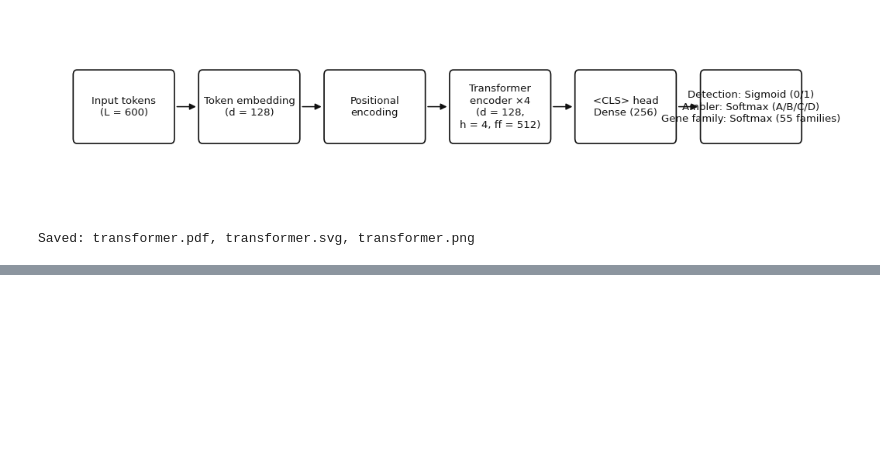
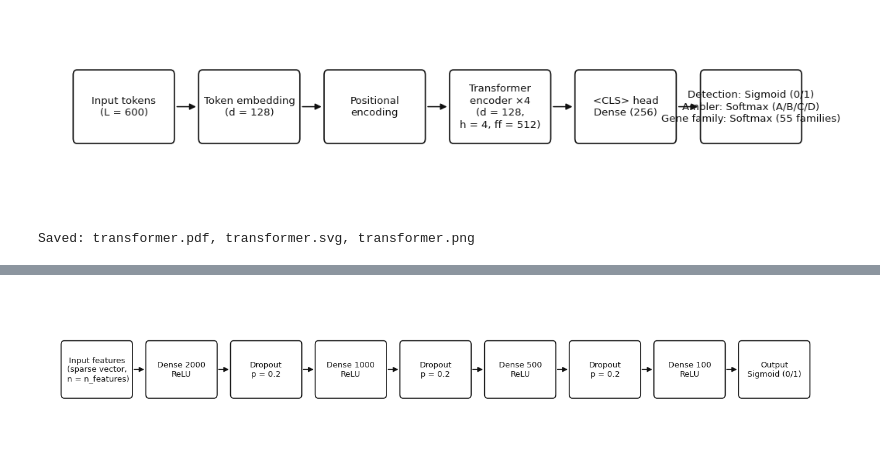
Before and after one commit to mawlodarski/beta-lactamase-plm, a Jupyter notebook: architectures/plot_model.ipynb, the cells around one changed output, grey strips where cells are left out. Drawn from its saved outputs; the diff is of its cells as text; code cells hidden in the pictures; blank space fills up the shorter version.

Commit message:
added deeparg architecture figure

```diff
--- a/architectures/plot_model.ipynb
+++ b/architectures/plot_model.ipynb
@@ -255 +255,98 @@ print(f"Saved: {OUT_BASENAME}.pdf, {OUT_BASENAME}.svg, {OUT_BASENAME}.png")
 Saved: transformer.pdf, transformer.svg, transformer.png
+# %%
+import matplotlib.pyplot as plt
+from matplotlib.patches import FancyBboxPatch, FancyArrowPatch
+
+TITLE = None
+OUT_BASENAME = "deeparg"
+
+labels = [
+    "Input features\n(sparse vector,\n n = n_features)",
+    "Dense 2000\nReLU",
+    "Dropout\np = 0.2",
+    "Dense 1000\nReLU",
+    "Dropout\np = 0.2",
+    "Dense 500\nReLU",
+    "Dropout\np = 0.2",
+    "Dense 100\nReLU",
+    "Output\nSigmoid (0/1)",
+]
+
+# Geometry (wide + short like your transformer schematic)
+fig_w, fig_h = 13.0, 2.6
+box_w, box_h = 1.35, 0.85
+gap = 0.30
+left = 0.35
+y = 0.85
+
+fig, ax = plt.subplots(figsize=(fig_w, fig_h))
+ax.set_axis_off()
+
+if TITLE:
+    ax.text(0.5, 0.98, TITLE, transform=ax.transAxes,
+            ha="center", va="top", fontsize=12, fontweight="semibold")
+
+# Extents
+xmax = left + len(labels) * (box_w + gap) + 0.35
+ax.set_xlim(0, xmax)
+ax.set_ylim(0, 2.4)
+
+# Style (monochrome, print-friendly)
+box_fc = "#FFFFFF"
+box_ec = "#111111"
+arrow_c = "#111111"
+text_c = "#111111"
+
+def add_box(x, y, w, h, text, fontsize=9.3, lw=1.2):
+    rect = FancyBboxPatch(
+        (x, y), w, h,
+        boxstyle="round,pad=0.02,rounding_size=0.06",
+        linewidth=lw,
+        edgecolor=box_ec,
+        facecolor=box_fc
+    )
+    ax.add_patch(rect)
+    ax.text(
+        x + w/2, y + h/2, text,
+        ha="center", va="center",
+        fontsize=fontsize,
+        color=text_c,
+        linespacing=1.15
+    )
+    return rect
+
+def add_arrow(x0, y0, x1, y1):
+    ax.add_patch(FancyArrowPatch(
+        (x0, y0), (x1, y1),
+        arrowstyle="-|>",
+        mutation_scale=12,
+        linewidth=1.1,
+        color=arrow_c,
+        shrinkA=0,
+        shrinkB=0,
+    ))
+
+# Draw boxes
+xs = []
+for i, lab in enumerate(labels):
+    x = left + i * (box_w + gap)
+    xs.append(x)
+    add_box(x, y, box_w, box_h, lab)
+
+# Draw arrows
+ymid = y + box_h / 2
+for i in range(len(labels) - 1):
+    x0 = xs[i] + box_w
+    x1 = xs[i + 1]
+    add_arrow(x0 + 0.05, ymid, x1 - 0.05, ymid)
+
+# Export
+fig.tight_layout(pad=0.3)
+fig.savefig(f"{OUT_BASENAME}.pdf")
+fig.savefig(f"{OUT_BASENAME}.svg")
+fig.savefig(f"{OUT_BASENAME}.png", dpi=600)
+plt.show()
+
+print(f"Saved: {OUT_BASENAME}.pdf, {OUT_BASENAME}.svg, {OUT_BASENAME}.png")
+# %% [output]
+[figure, added]
```
Also changed, not shown: parts of 2 cells of this notebook, 1 other file.
